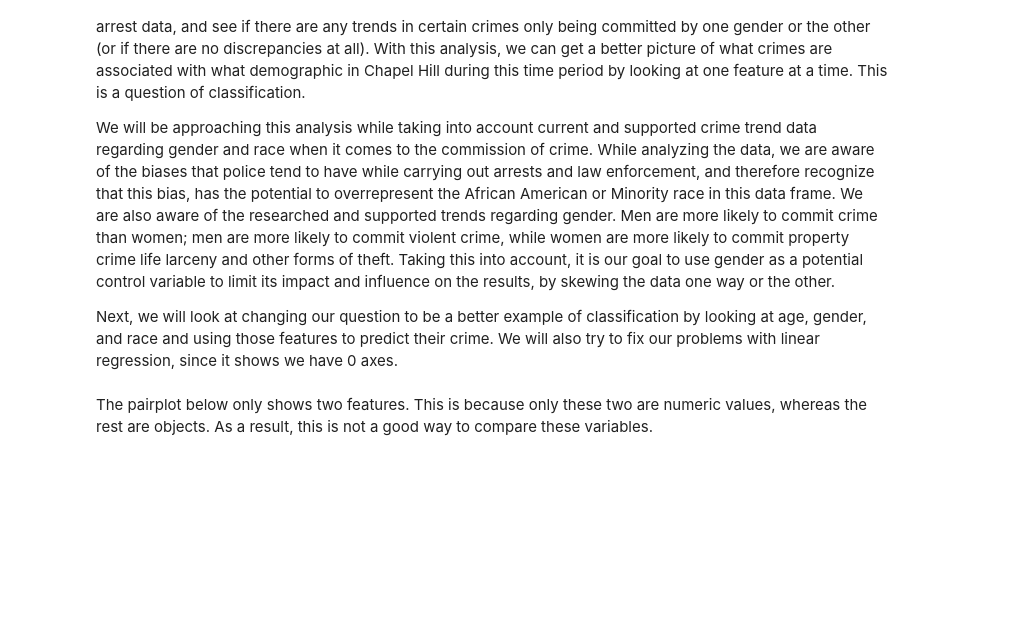
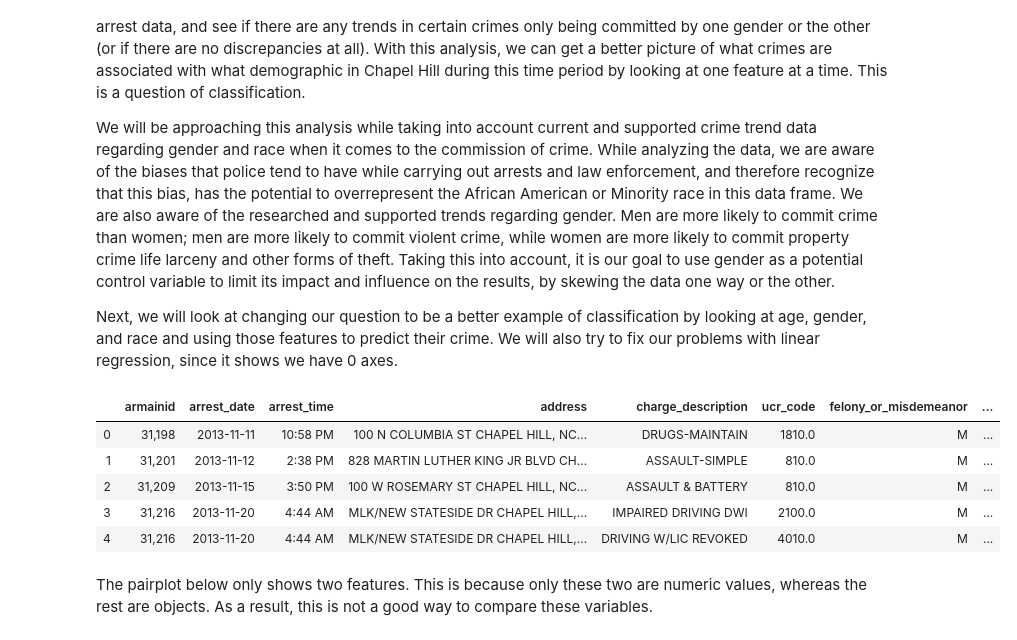
Before and after one commit to ConnorNelson1/Data_Analysis-Group-Project, a Jupyter notebook: CV_Group_Presentation.01-Copy1.ipynb, the cells around one changed output. Drawn from its saved outputs; the diff is of its cells as text; code cells hidden in the pictures; blank space fills up the shorter version.

```diff
--- a/CV_Group_Presentation.01-Copy1.ipynb
+++ b/CV_Group_Presentation.01-Copy1.ipynb
@@ -15,6 +15,15 @@ import matplotlib.pyplot as plt      # Basic plotting functionality Library
 import seaborn as sn
 # %%
 pam = pa.read_csv('police-arrests-made.csv', sep = ';')
+# %%
+pam.head()
+# %% [output]
+|  | armainid | arrest_date | arrest_time | address | charge_description | ucr_code | felony_or_misdemeanor | ... |
+| 0 | 31,198 | 2013-11-11 | 10:58 PM | 100 N COLUMBIA ST CHAPEL HILL, NC... | DRUGS-MAINTAIN | 1810.0 | M | ... |
+| 1 | 31,201 | 2013-11-12 | 2:38 PM | 828 MARTIN LUTHER KING JR BLVD CH... | ASSAULT-SIMPLE | 810.0 | M | ... |
+| 2 | 31,209 | 2013-11-15 | 3:50 PM | 100 W ROSEMARY ST CHAPEL HILL, NC... | ASSAULT & BATTERY | 810.0 | M | ... |
+| 3 | 31,216 | 2013-11-20 | 4:44 AM | MLK/NEW STATESIDE DR CHAPEL HILL,... | IMPAIRED DRIVING DWI | 2100.0 | M | ... |
+| 4 | 31,216 | 2013-11-20 | 4:44 AM | MLK/NEW STATESIDE DR CHAPEL HILL,... | DRIVING W/LIC REVOKED | 4010.0 | M | ... |
 # %% [markdown]
 The pairplot below only shows two features. This is because only these two are numeric values, whereas the rest are objects. As a result, this is not a good way to compare these variables.
 # %%
```
Also changed, not shown: parts of 15 cells of this notebook.
